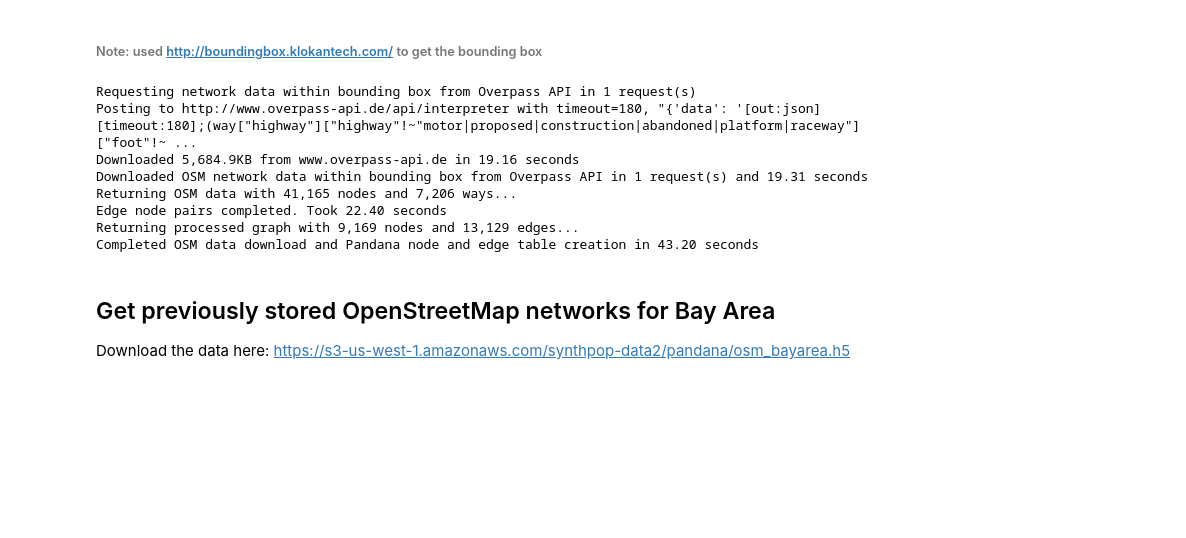
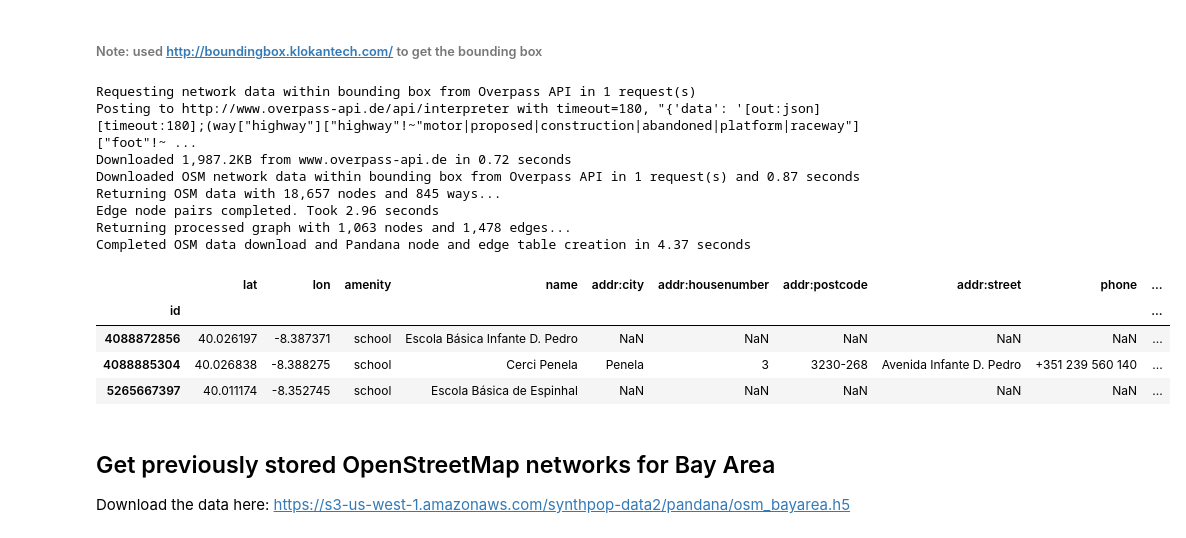
Before and after one commit to fillipefeitosa/gettin, a Jupyter notebook: pandana/Pandana - Aveiro.ipynb, the cells around one changed output. Saved outputs shown, nothing was run; the diff lists cells and outputs as text; code cells hidden in the pictures; blank space fills up the shorter version.

```diff
--- a/pandana/Pandana - Aveiro.ipynb
+++ b/pandana/Pandana - Aveiro.ipynb
@@ -19,10 +19,8 @@ warnings.filterwarnings('ignore')
 # Bounding box from link above
 
 # CSV for Aveiro
-tmp = [-8.773076,40.546452,-8.593617,40.677114]
-
-# Reordered for Pandana functions
-bbox = [tmp[1], tmp[0], tmp[3], tmp[2]]
+bbox = [-8.440762,39.966859,-8.305836,40.049563]
+bbox = [bbox[1], bbox[0], bbox[3], bbox[2]]
 
 network = osm.pdna_network_from_bbox(*bbox)
 poi_df = osm.node_query(*bbox, tags='amenity=school')
@@ -31,12 +29,20 @@ x, y = poi_df['lon'], poi_df['lat']
 # %% [output]
 Requesting network data within bounding box from Overpass API in 1 request(s)
 Posting to http://www.overpass-api.de/api/interpreter with timeout=180, "{'data': '[out:json][timeout:180];(way["highway"]["highway"!~"motor|proposed|construction|abandoned|platform|raceway"]["foot"!~ ...
-Downloaded 5,684.9KB from www.overpass-api.de in 19.16 seconds
-Downloaded OSM network data within bounding box from Overpass API in 1 request(s) and 19.31 seconds
-Returning OSM data with 41,165 nodes and 7,206 ways...
-Edge node pairs completed. Took 22.40 seconds
-Returning processed graph with 9,169 nodes and 13,129 edges...
-Completed OSM data download and Pandana node and edge table creation in 43.20 seconds
+Downloaded 1,987.2KB from www.overpass-api.de in 0.72 seconds
+Downloaded OSM network data within bounding box from Overpass API in 1 request(s) and 0.87 seconds
+Returning OSM data with 18,657 nodes and 845 ways...
+Edge node pairs completed. Took 2.96 seconds
+Returning processed graph with 1,063 nodes and 1,478 edges...
+Completed OSM data download and Pandana node and edge table creation in 4.37 seconds
+# %%
+poi_df.head()
+# %% [output]
+|  | lat | lon | amenity | name | addr:city | addr:housenumber | addr:postcode | addr:street | phone | ... |
+| id |  |  |  |  |  |  |  |  |  | ... |
+| 4088872856 | 40.026197 | -8.387371 | school | Escola Básica Infante D. Pedro | NaN | NaN | NaN | NaN | NaN | ... |
+| 4088885304 | 40.026838 | -8.388275 | school | Cerci Penela | Penela | 3 | 3230-268 | Avenida Infante D. Pedro | +351 239 560 140 | ... |
+| 5265667397 | 40.011174 | -8.352745 | school | Escola Básica de Espinhal | NaN | NaN | NaN | NaN | NaN | ... |
 # %%
 
 network.set_pois('schools', 2000, 10, x,y)
```
Also changed, not shown: parts of 9 cells of this notebook, 3 other files.
